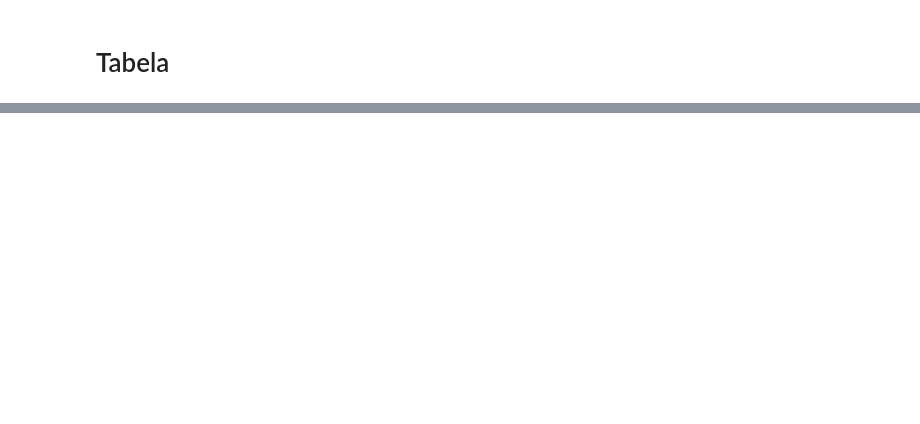
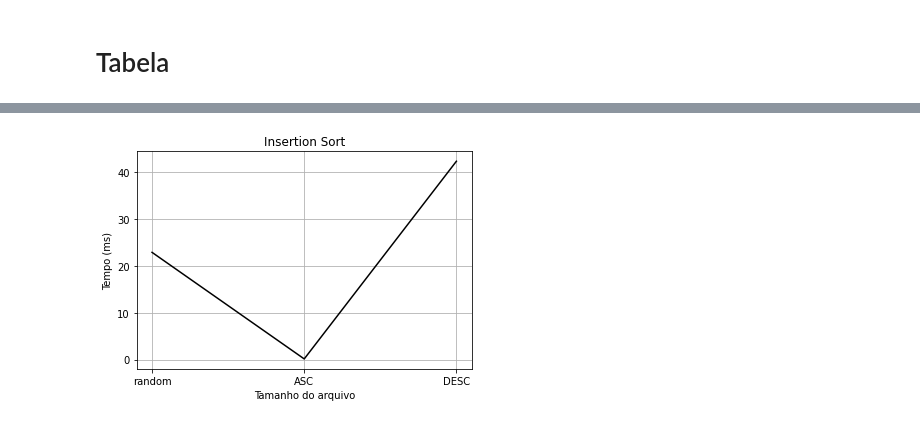
Before and after one commit to gustavolimav/av2-analise-de-algoritmos, a Jupyter notebook: Algoritmos.ipynb, the cells around one changed output, grey strips where cells are left out. Drawn from its saved outputs; the diff is of its cells as text; code cells hidden in the pictures; blank space fills up the shorter version.

```diff
--- a/Algoritmos.ipynb
+++ b/Algoritmos.ipynb
@@ -291,8 +240,6 @@ execution_time_shell_sort_list = []
 files = readFiles()
 
 for file in files:
-  if file == []:
-    print(files[1])
   execution_time_shell_sort_list.append(get_time_shell_sort_ms(file))
 # %%
 execution_time_radix_sort_list = []
@@ -453,0 +383,26 @@ for i in range(7):
+# %%
+def read_test_files():
+    files = []
+    path = "resources/test/"
+    names = [path + "random.txt", path + "ordAsc.txt", path + "ordDesc.txt"]
+
+    for name in names:
+        arq = open(name, 'r', encoding="utf8")
+
+        arq_list = arq.read().split()
+
+        arq_int = []
+        for val in arq_list:
+            arq_int.append(int(val))
+
+        arq.close()
+
+        files.append(arq_int)
+
+    return files
+# %%
+files = read_test_files()
+# %%
+execution_time_insertion = []
+for file in files:
+  execution_time_insertion.append(get_time_insetion_sort_ms(file))
@@ -453,0 +421,11 @@ for i in range(7):
+# %%
+arr = ["random", "ASC", "DESC"]
+plt.plot(arr, execution_time_insertion, color="black")
+plt.xlabel("Tamanho do arquivo")
+plt.ylabel("Tempo (ms)")
+plt.title("Insertion Sort")
+plt.grid(True)
+plt.savefig('temp/grafico-insertion-test.png')
+plt.show()
+# %% [output]
+[figure, added]
```
Also changed, not shown: parts of 35 cells of this notebook, 10 other files.
